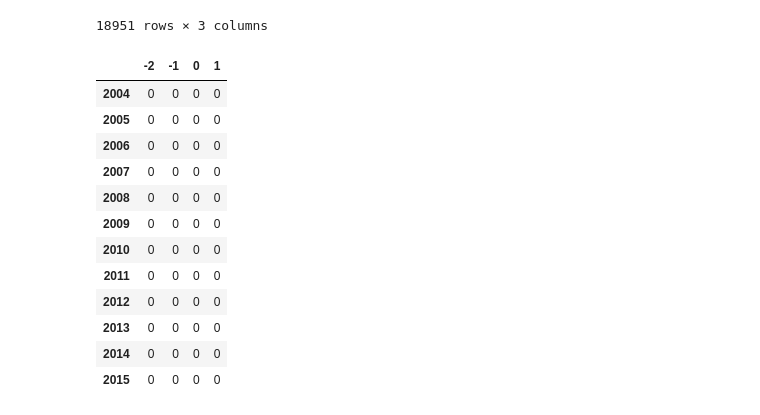
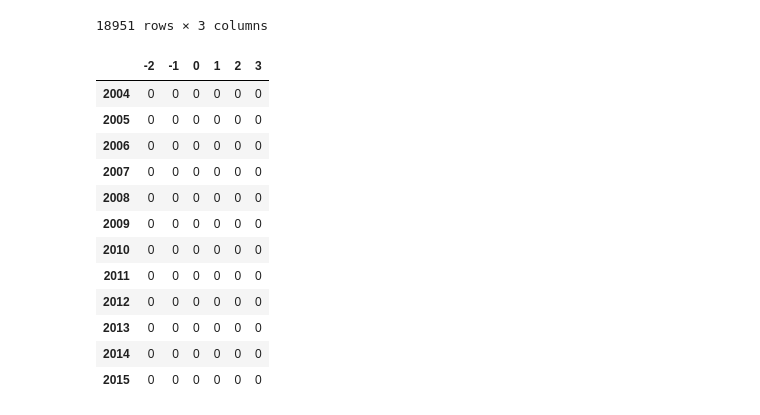
Before and after one commit to emoral435/JupyterPatents, a Jupyter notebook: JobEmbeddings/Job Word Embeddings.ipynb, the cells around one changed output. Saved outputs shown, nothing was run; the diff lists cells and outputs as text; code cells hidden in the pictures.

```diff
--- a/JobEmbeddings/Job Word Embeddings.ipynb
+++ b/JobEmbeddings/Job Word Embeddings.ipynb
@@ -293,21 +293,21 @@ rmt_pt_df
 | 19725 | 9998710 | 2018-06-12 | Provided is an apparatus for supp... |
 18951 rows × 3 columns
 # %%
-cos_count = { "-2":  [0] * 12, "-1":  [0] * 12, "0":  [0] * 12, "1":  [0] * 12}
+cos_count = {"-2":  [0] * 12, "-1":  [0] * 12, "0":  [0] * 12, "1":  [0] * 12, "2":  [0] * 12, "3":  [0] * 12}
 cos_count = pd.DataFrame(cos_count)
 cos_count.index = range(2004, 2016, 1)
 cos_count # we are making a dataframe to be able to display and plot our results
 # %% [output]
-|  | -2 | -1 | 0 | 1 |
-| 2004 | 0 | 0 | 0 | 0 |
-| 2005 | 0 | 0 | 0 | 0 |
-| 2006 | 0 | 0 | 0 | 0 |
-| 2007 | 0 | 0 | 0 | 0 |
-| 2008 | 0 | 0 | 0 | 0 |
-| 2009 | 0 | 0 | 0 | 0 |
-| 2010 | 0 | 0 | 0 | 0 |
-| 2011 | 0 | 0 | 0 | 0 |
-| 2012 | 0 | 0 | 0 | 0 |
-| 2013 | 0 | 0 | 0 | 0 |
-| 2014 | 0 | 0 | 0 | 0 |
-| 2015 | 0 | 0 | 0 | 0 |
+|  | -2 | -1 | 0 | 1 | 2 | 3 |
+| 2004 | 0 | 0 | 0 | 0 | 0 | 0 |
+| 2005 | 0 | 0 | 0 | 0 | 0 | 0 |
+| 2006 | 0 | 0 | 0 | 0 | 0 | 0 |
+| 2007 | 0 | 0 | 0 | 0 | 0 | 0 |
+| 2008 | 0 | 0 | 0 | 0 | 0 | 0 |
+| 2009 | 0 | 0 | 0 | 0 | 0 | 0 |
+| 2010 | 0 | 0 | 0 | 0 | 0 | 0 |
+| 2011 | 0 | 0 | 0 | 0 | 0 | 0 |
+| 2012 | 0 | 0 | 0 | 0 | 0 | 0 |
+| 2013 | 0 | 0 | 0 | 0 | 0 | 0 |
+| 2014 | 0 | 0 | 0 | 0 | 0 | 0 |
+| 2015 | 0 | 0 | 0 | 0 | 0 | 0 |
```
Also changed, not shown: parts of 4 cells of this notebook.
